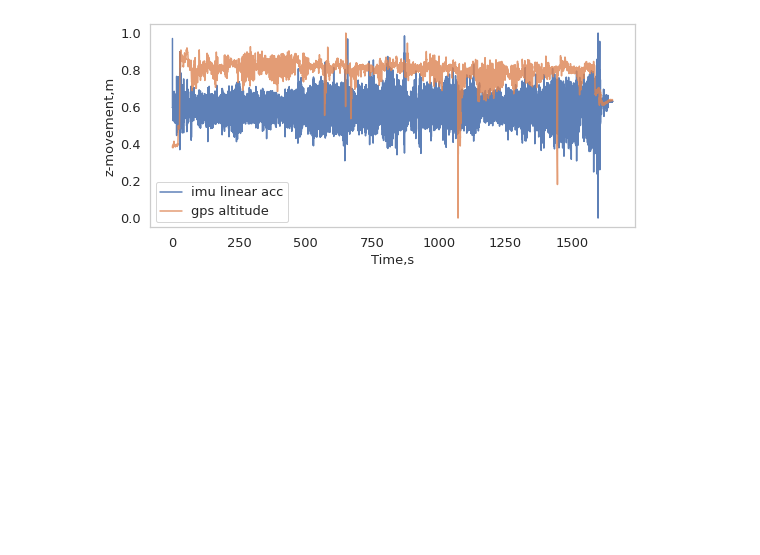
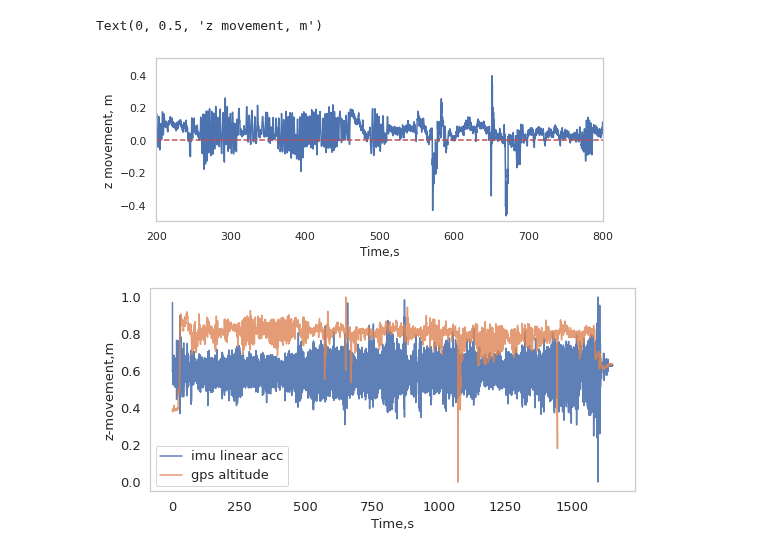
Before and after one commit to arunavanag591/odor_analysis, a Jupyter notebook: data_exploration/verticalMovementAnalysis.ipynb, the cells around one changed output. Drawn from its saved outputs; the diff is of its cells as text; code cells hidden in the pictures; blank space fills up the shorter version.

```diff
--- a/data_exploration/verticalMovementAnalysis.ipynb
+++ b/data_exploration/verticalMovementAnalysis.ipynb
@@ -36,8 +36,39 @@ import seaborn as sns
 sns.set()
 sns.set_style("whitegrid")
 pd.options.mode.chained_assignment = None
+# %%
+dir='/home/gadfly/DataAnalysis/data/'
 # %%
-df=pd.read_hdf('/home/gadfly/DataAnalysis/data/DesertDataOct/Run4.h5')
+df=pd.read_hdf(dir+'DesertDataOct/Run4.h5')
+# %%
+new_alt=df.alt-np.mean(df.alt)
+# %%
+f,ax=plt.subplots(1,1,figsize=(8,3))
+ax.plot(df.time,new_alt)
+ax.grid(False)
+ax.set_xlim(200,800)
+ax.set_ylim(-0.5,0.5)
+ax.axhline(y=0, color='r', linestyle='--')
+
+mpl_functions.adjust_spines(ax,['left','bottom'],
+                            spine_locations={'left':4,'bottom':6},
+                            smart_bounds=True,
+                            yticks=[-0.5,0.5],
+                            xticks=[200,800],
+                            linewidth=0.5)
+ax.set_xticklabels([], rotation=90)
+
+
+ax.set_xlabel('600 secs')
+ax.xaxis.set_label_coords(0.5, -0.1)
+
+
+
+ax.set_xlabel('Time,s')
+ax.set_ylabel('z movement, m')
+# %% [output]
+Text(0, 0.5, 'z movement, m')
+[figure, added]
 # %%
 dt = df.master_time[1]-df.master_time[0]
 
```
Also changed, not shown: parts of 2 cells of this notebook, 11 other files.
